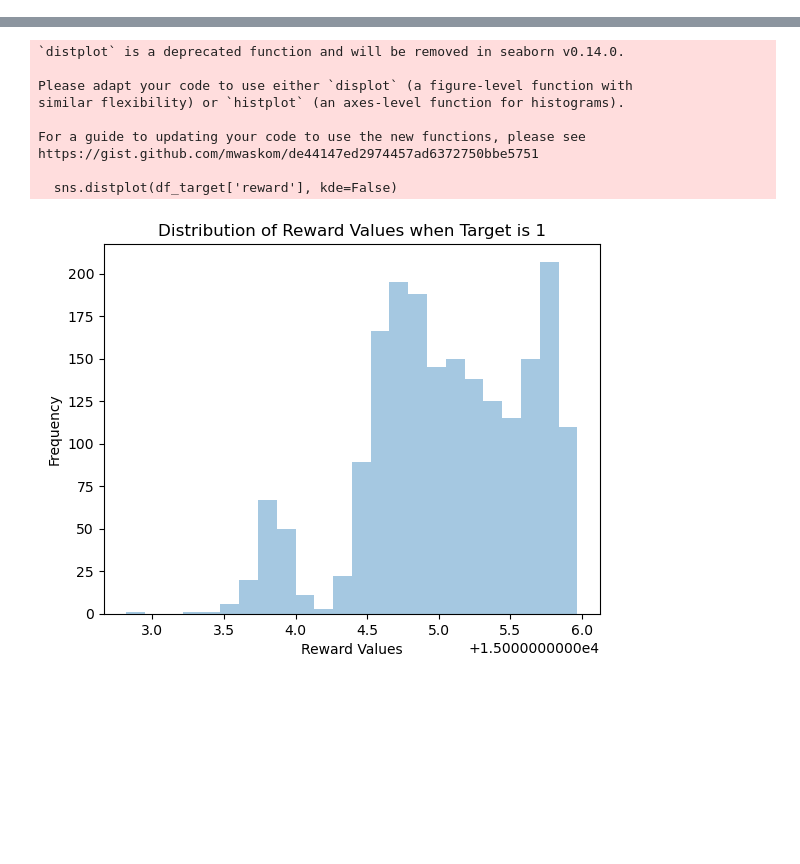
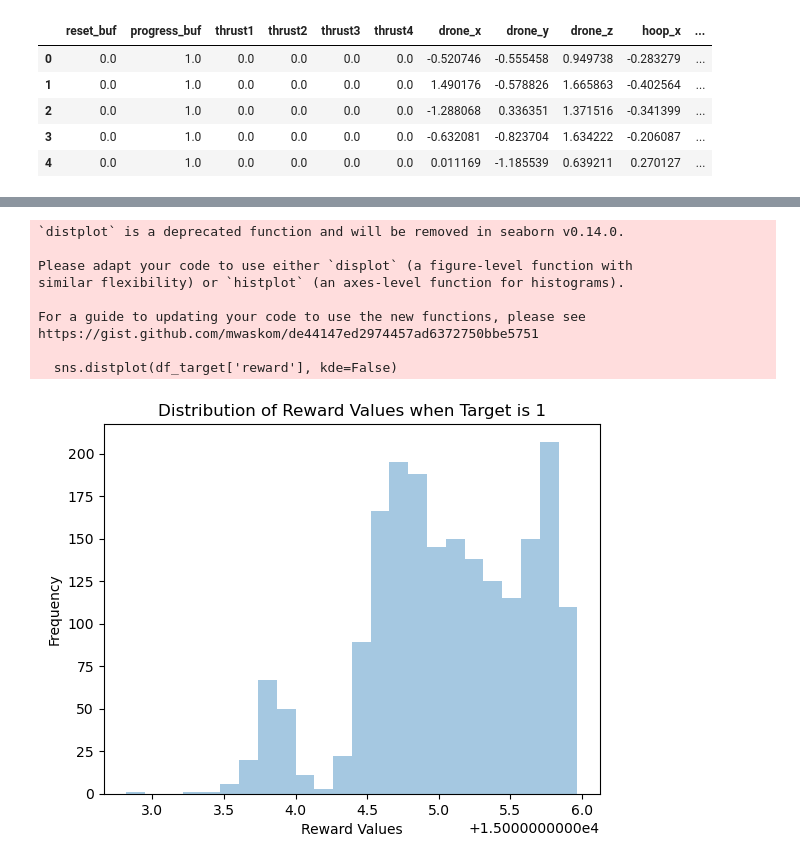
Before and after one commit to esquivelrs/DTU-RL-Isaac-Gym-Drone-Env, a Jupyter notebook: isaacgymenvs/reports/extract_data_set.ipynb, the cells around one changed output, grey strips where cells are left out. Cells and saved outputs as stored; diff of their text form; code cells hidden in the pictures; blank space fills up the shorter version.

```diff
--- a/isaacgymenvs/reports/extract_data_set.ipynb
+++ b/isaacgymenvs/reports/extract_data_set.ipynb
@@ -43,3 +52,12 @@ df
+# %%
+df.head()
+# %% [output]
+|  | reset_buf | progress_buf | thrust1 | thrust2 | thrust3 | thrust4 | drone_x | drone_y | drone_z | hoop_x | ... |
+| 0 | 0.0 | 1.0 | 0.0 | 0.0 | 0.0 | 0.0 | -0.520746 | -0.555458 | 0.949738 | -0.283279 | ... |
+| 1 | 0.0 | 1.0 | 0.0 | 0.0 | 0.0 | 0.0 | 1.490176 | -0.578826 | 1.665863 | -0.402564 | ... |
+| 2 | 0.0 | 1.0 | 0.0 | 0.0 | 0.0 | 0.0 | -1.288068 | 0.336351 | 1.371516 | -0.341399 | ... |
+| 3 | 0.0 | 1.0 | 0.0 | 0.0 | 0.0 | 0.0 | -0.632081 | -0.823704 | 1.634222 | -0.206087 | ... |
+| 4 | 0.0 | 1.0 | 0.0 | 0.0 | 0.0 | 0.0 | 0.011169 | -1.185539 | 0.639211 | 0.270127 | ... |
 # %%
 df.to_csv('../logs/data_split.csv', index=False)
 # %%
```
Also changed, not shown: parts of 10 cells of this notebook.
